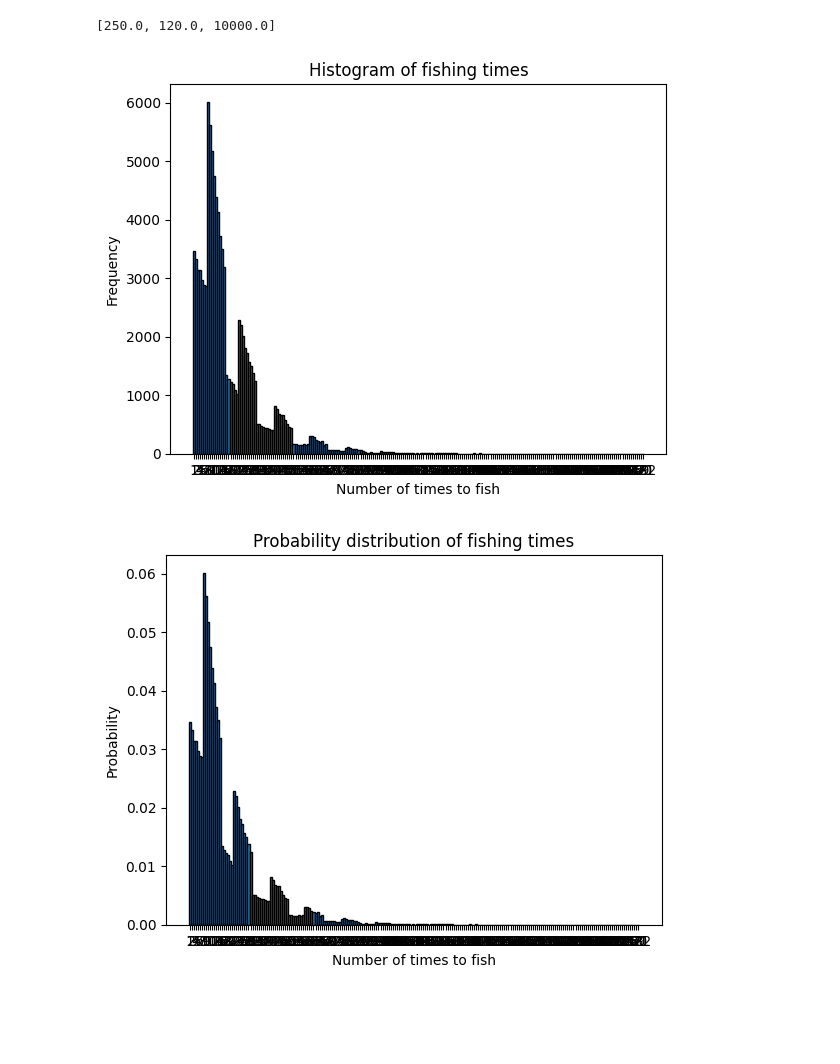
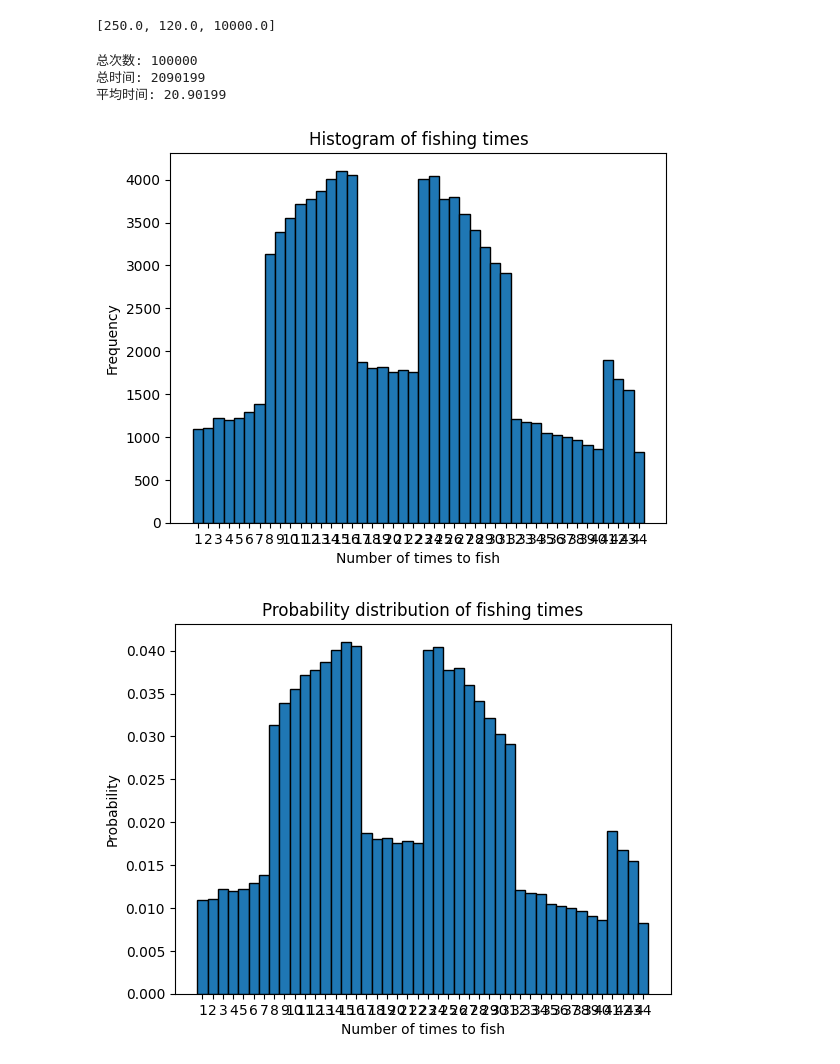
Before and after one commit to futouyiba/StatDemo, a Jupyter notebook: volatility.ipynb, the cells around one changed output. Cells and saved outputs as stored; diff of their text form; code cells hidden in the pictures; blank space fills up the shorter version.

```diff
--- a/volatility.ipynb
+++ b/volatility.ipynb
@@ -167,13 +173,0 @@ plt.show()
-# %%
-# 进行单个ICDF变换的计算
-def getICDF(lambda_param, size=1):
-    return exponential_icdf(lambda_param, size)[0]
-
-getICDF(1)
-# 取1000次，查看分布
-icdfs = [getICDF(1) for _ in range(10000)]
-plt.hist(icdfs, bins=50, density=True, alpha=0.6, color='g')
-plt.xlabel('x')
-plt.ylabel('Probability Density')
-plt.title('Exponential Distribution (λ = {})'.format(1))
-plt.show()
@@ -198,6 +190,9 @@ realFishWeight = totalWeight - dfProbWeights.loc['钓空']['probWeight']
 expectedTimes = totalWeight / realFishWeight
 lambda_param = 1 / expectedTimes
 print(expectedTimes, lambda_param)
+
+def getICDF(lambda_param):
+    return random.expovariate(lambda_param)
 
 # 用ICDF方法模拟一次
 def getInitTimes(lambda_param):
@@ -218,38 +213,49 @@ weights_per_trick[0]
 deltaTime = 1
 
 # 用ICDF方法模拟一次
-def fishSimulate1TimeICDF():
+def fishSimulate1TimeICDF(log=False):
     # 初始化空鱼权重
     emptyFishWeight = initEmptyFishWeight()
     for idx, trick in enumerate(weights_per_trick, start=0):
         # 用手法带来的实鱼权重*deltaTime，扣减空鱼权重，直到小于等于0，则中鱼了
         fishWeights = weights_per_trick[idx]
-        # print('fishWeights:', fishWeights)
         curRealFishWeight = sum(fishWeights[:2])
-        # print('curRealFishWeight:', curRealFishWeight)
         emptyFishWeight -= curRealFishWeight * deltaTime
-        # print('emptyFishWeight:', emptyFishWeight)
+        if log:
+            print('fishWeights:', fishWeights)
+            print('curRealFishWeight:', curRealFishWeight)
+            print('emptyFishWeight:', emptyFishWeight)
         if emptyFishWeight <= 0:
+            if log:
+                print(f'第{idx + 1}次抽中了鱼')
             return idx + 1
 
 # 模拟很多次钓鱼，统计抽到鱼的次数，并画图
 def fishSimulateNTimesICDF(n):
     fishTimes = [fishSimulate1TimeICDF() for _ in range(n)]
+    # 打印总次数、总时间、平均时间
+    print('总次数:', n)
+    print('总时间:', sum(fishTimes))
+    print('平均时间:', sum(fishTimes) / n)
+
     plt.hist(fishTimes, bins=range(1, max(fishTimes) + 2), align='left', edgecolor='black')
     plt.xlabel('Number of times to fish')
     plt.ylabel('Frequency')
     plt.title('Histogram of fishing times')
     plt.xticks(range(1, max(fishTimes) + 1))
     plt.show()
     # 再输出一个概率分布图
     plt.hist(fishTimes, bins=range(1, max(fishTimes) + 2), align='left', edgecolor='black', density=True)
     plt.xlabel('Number of times to fish')
     plt.ylabel('Probability')
     plt.title('Probability distribution of fishing times')
     plt.xticks(range(1, max(fishTimes) + 1))
     plt.show()
 
 fishSimulateNTimesICDF(100000)
 # %% [output]
+总次数: 100000
+总时间: 2090199
+平均时间: 20.90199
-[figure, old version]
+[figure, new version]
-[figure, old version]
+[figure, new version]
```
Also changed, not shown: parts of 9 cells of this notebook.
